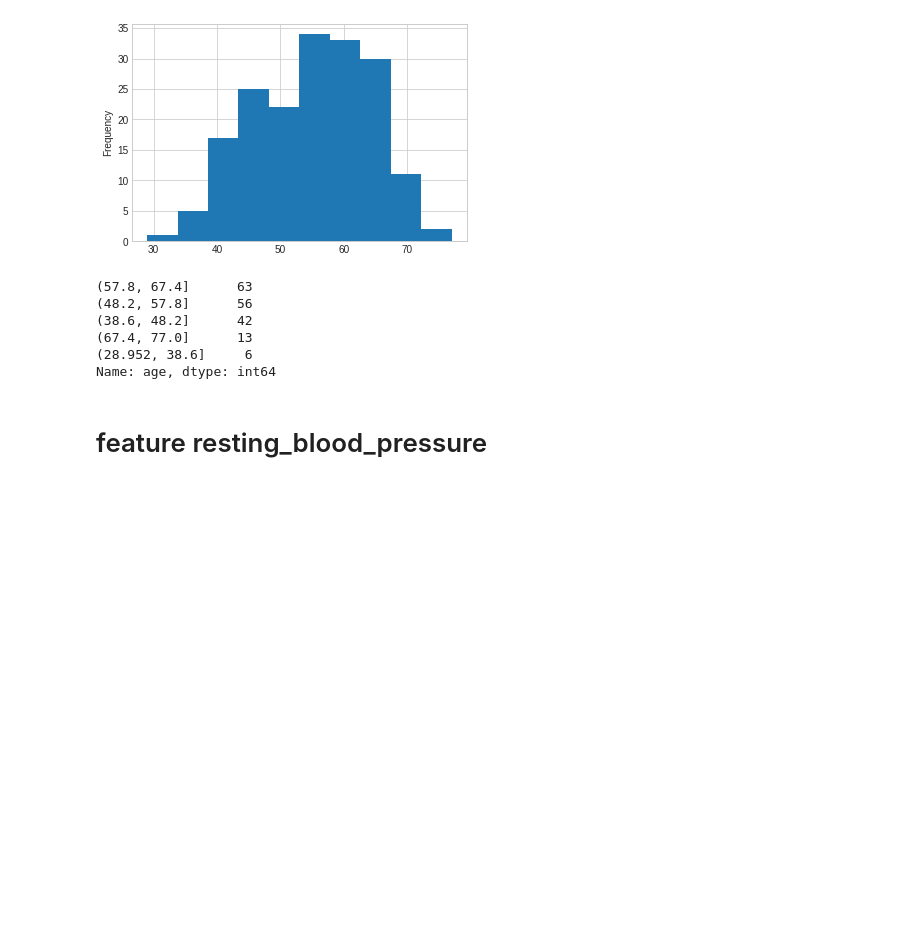
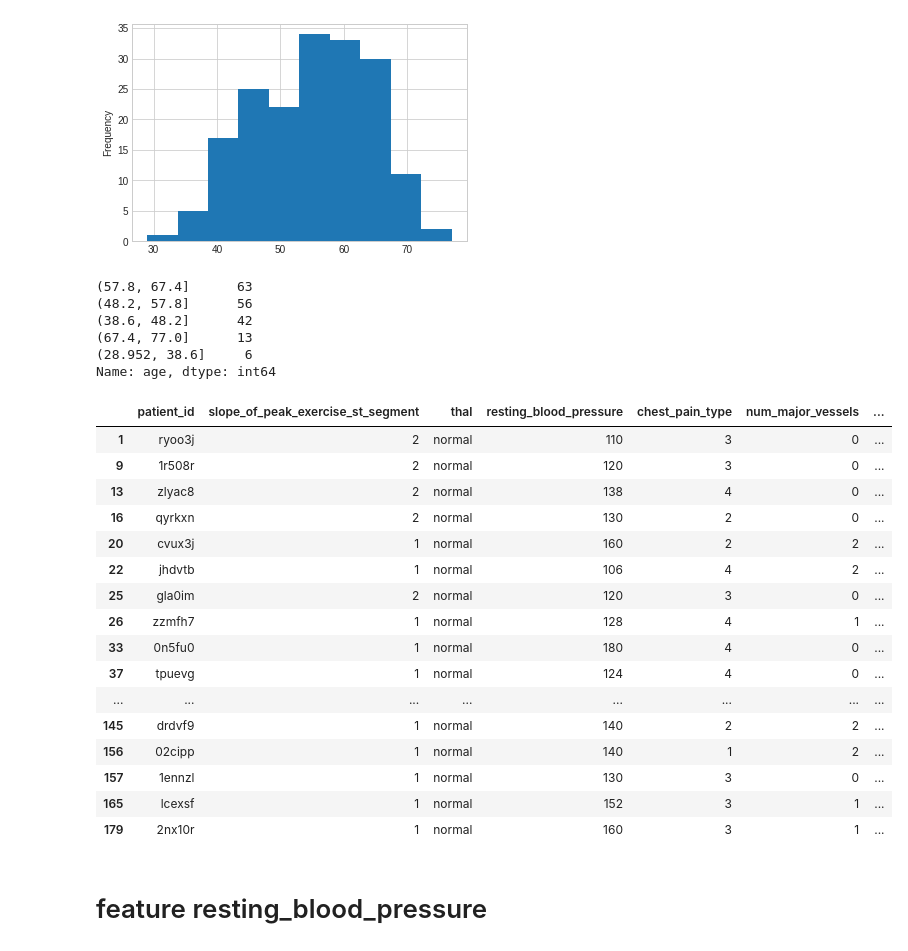
Before and after one commit to anujeet98/heart-prediction-ml, a Jupyter notebook: heart_disease_prediction.ipynb, the cells around one changed output. Saved outputs shown, nothing was run; the diff lists cells and outputs as text; code cells hidden in the pictures; blank space fills up the shorter version.

```diff
--- a/heart_disease_prediction.ipynb
+++ b/heart_disease_prediction.ipynb
@@ -363,5 +365,25 @@ df_bin.age.value_counts()
 (67.4, 77.0]      13
 (28.952, 38.6]     6
 Name: age, dtype: int64
+# %%
+data[data["heart_disease_present"]==0][data["sex"]==0][data["thal"]=="normal"]
+# %% [output]
+|  | patient_id | slope_of_peak_exercise_st_segment | thal | resting_blood_pressure | chest_pain_type | num_major_vessels | ... |
+| 1 | ryoo3j | 2 | normal | 110 | 3 | 0 | ... |
+| 9 | 1r508r | 2 | normal | 120 | 3 | 0 | ... |
+| 13 | zlyac8 | 2 | normal | 138 | 4 | 0 | ... |
+| 16 | qyrkxn | 2 | normal | 130 | 2 | 0 | ... |
+| 20 | cvux3j | 1 | normal | 160 | 2 | 2 | ... |
+| 22 | jhdvtb | 1 | normal | 106 | 4 | 2 | ... |
+| 25 | gla0im | 2 | normal | 120 | 3 | 0 | ... |
+| 26 | zzmfh7 | 1 | normal | 128 | 4 | 1 | ... |
+| 33 | 0n5fu0 | 1 | normal | 180 | 4 | 0 | ... |
+| 37 | tpuevg | 1 | normal | 124 | 4 | 0 | ... |
+| ... | ... | ... | ... | ... | ... | ... | ... |
+| 145 | drdvf9 | 1 | normal | 140 | 2 | 2 | ... |
+| 156 | 02cipp | 1 | normal | 140 | 1 | 2 | ... |
+| 157 | 1ennzl | 1 | normal | 130 | 3 | 0 | ... |
+| 165 | lcexsf | 1 | normal | 152 | 3 | 1 | ... |
+| 179 | 2nx10r | 1 | normal | 160 | 3 | 1 | ... |
 # %% [markdown]
 # feature resting_blood_pressure
```
Also changed, not shown: parts of 44 cells of this notebook.
